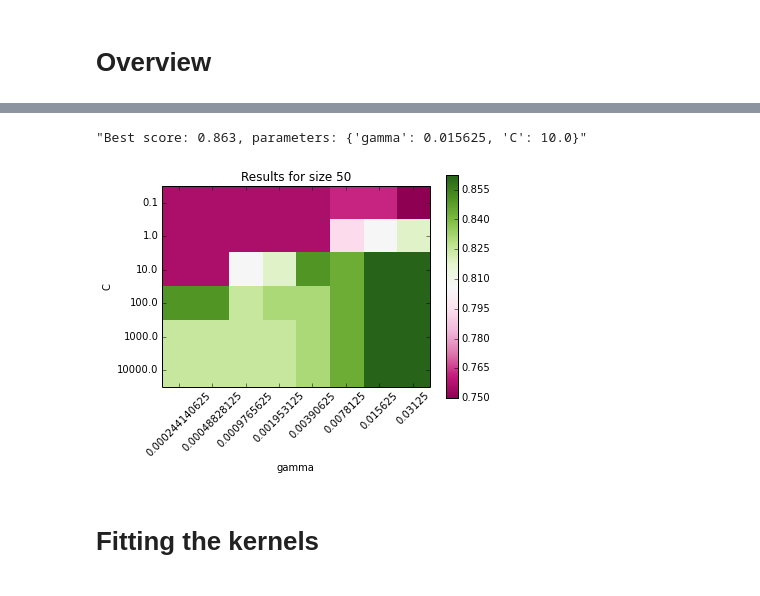
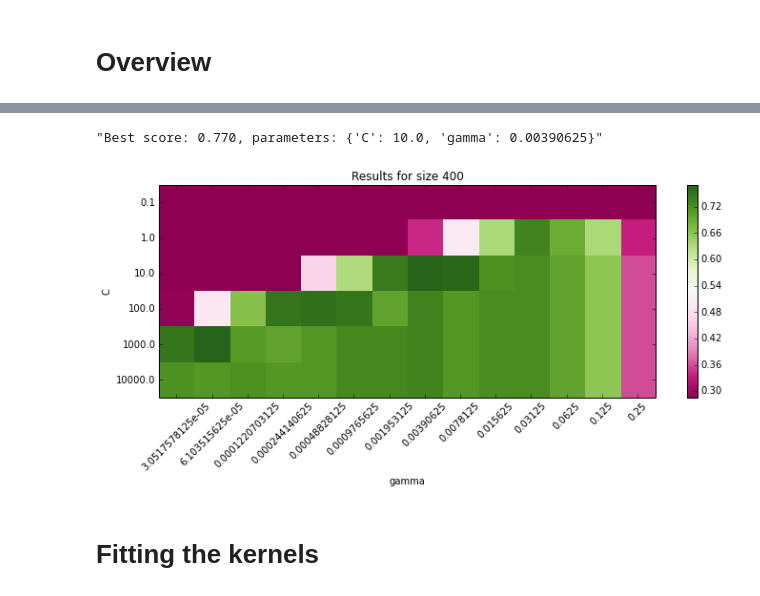
Before and after one commit to 4kxz/categorical-kernels, a Jupyter notebook: Kernels - Performance on Synthetic.ipynb, the cells around one changed output, grey strips where cells are left out. Drawn from its saved outputs; the diff is of its cells as text; code cells hidden in the pictures.

```diff
--- a/Kernels - Performance on Synthetic.ipynb
+++ b/Kernels - Performance on Synthetic.ipynb
@@ -54,34 +56,39 @@ for i, n in enumerate(sizes):
 # %%
 # See how RBF performs with different parameters:
-X, y = synthetic(160, n=25, c=4, p=0.5)
+X, y, bincoder = synthetic(200, n=25, c=4, p=0.5)
+Xb = bincoder(X)
 
 clf = svm.SVC(kernel='rbf')
 costs = 10.0 ** np.arange(-1, 5)
-gammas = 2.0 ** np.arange(-12, -4)
+gammas = 2.0 ** np.arange(-15, -1)
 params = dict(C=costs, gamma=gammas)
 
 # GridSearch takes care of finding the best parameters using cross-validation:
 grid = gs.GridSearchCV(clf, param_grid=params, cv=10)
-grid.fit(preprocess(X), y)
-
-# Draw heatmap of accuracy as a function of gamma and C
-# using only the actual scores:
-scores = [x[1] for x in grid.grid_scores_]
-scores = np.array(scores).reshape(len(costs), len(gammas))
-
-plt.title("Results for size {}".format(m))
-plt.imshow(scores, interpolation='nearest', cmap=cm.PiYG)
-plt.xlabel('gamma')
-plt.xticks(np.arange(len(gammas)), gammas, rotation=45)
-plt.ylabel('C')
-plt.yticks(np.arange(len(costs)), costs)
-plt.colorbar()
+grid.fit(Xb, y)
 
 rbf_results = grid.best_params_
 "Best score: {:0.3f}, parameters: {}".format(grid.best_score_, grid.best_params_)
 # %% [output]
-"Best score: 0.863, parameters: {'gamma': 0.015625, 'C': 10.0}"
+"Best score: 0.770, parameters: {'C': 10.0, 'gamma': 0.00390625}"
-[figure, removed]
+# %%
+# Draw heatmap of accuracy as a function of gamma and C
+# using only the actual scores:
+scores = [x[1] for x in grid.grid_scores_]
+scores = np.array(scores).reshape(len(costs), len(gammas))
+
+figure(figsize=(12, 4), dpi=150)
+plt.title("Results for size {}".format(m))
+plt.imshow(scores, interpolation='nearest', cmap=cm.PiYG)
+plt.xlabel('gamma')
+plt.xticks(np.arange(len(gammas)), gammas, rotation=45)
+plt.ylabel('C')
+plt.yticks(np.arange(len(costs)), costs)
+plt.colorbar()
+
+None
+# %% [output]
+[figure, added]
 # %% [markdown]
 # Fitting the kernels
 # %%
```
Also changed, not shown: parts of 3 cells of this notebook, 7 other files.
